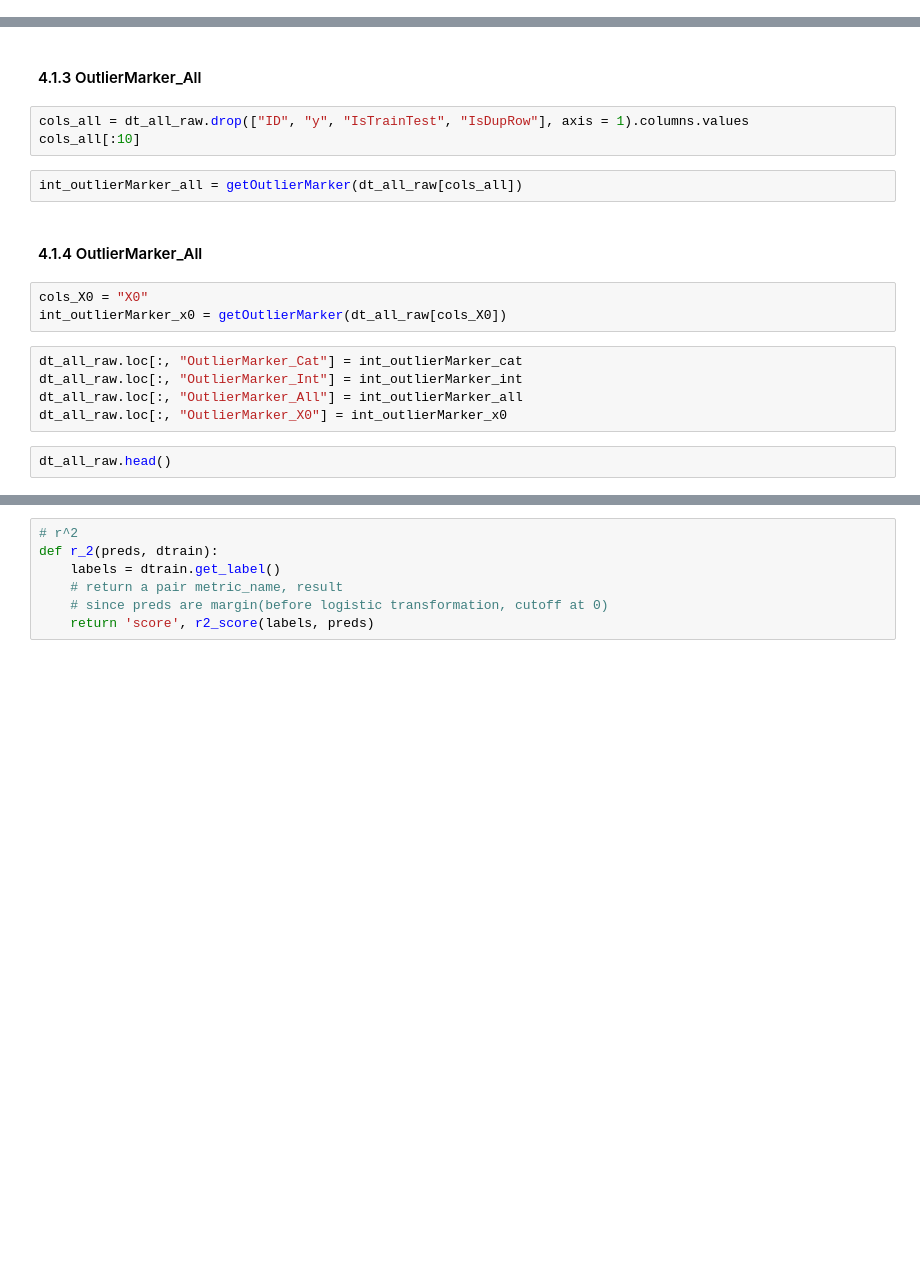
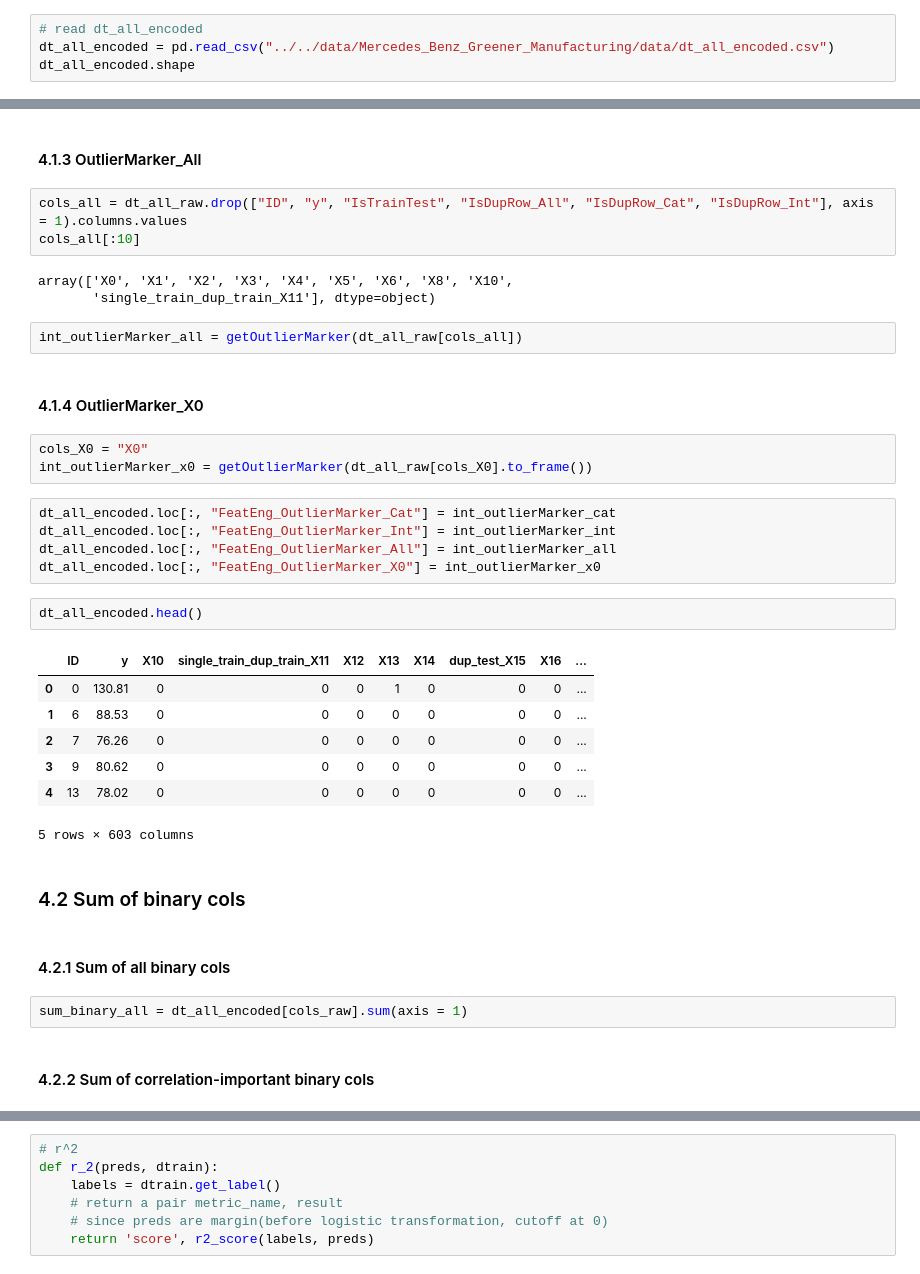
Before and after one commit to jonimatix/Mercedes_Benz_Greener_Manufacturing, a Jupyter notebook: python/1_initModel.ipynb, the cells around one changed output, grey strips where cells are left out. Saved outputs shown, nothing was run; the diff lists cells and outputs as text; blank space fills up the shorter version.

```diff
--- a/python/1_initModel.ipynb
+++ b/python/1_initModel.ipynb
@@ -271,0 +340,4 @@ dt_cat_binary = encode_binary.fit_transform(dt_all_raw[cols_cat])
+# %%
+# read dt_all_encoded
+dt_all_encoded = pd.read_csv("../../data/Mercedes_Benz_Greener_Manufacturing/data/dt_all_encoded.csv")
+dt_all_encoded.shape
@@ -299,19 +384,38 @@ int_outlierMarker_int = getOutlierMarker(dt_all_raw[cols_int])
 # %% [markdown]
 #### 4.1.3 OutlierMarker_All
 # %%
-cols_all = dt_all_raw.drop(["ID", "y", "IsTrainTest", "IsDupRow"], axis = 1).columns.values
+cols_all = dt_all_raw.drop(["ID", "y", "IsTrainTest", "IsDupRow_All", "IsDupRow_Cat", "IsDupRow_Int"], axis = 1).columns.values
 cols_all[:10]
+# %% [output]
+array(['X0', 'X1', 'X2', 'X3', 'X4', 'X5', 'X6', 'X8', 'X10',
+       'single_train_dup_train_X11'], dtype=object)
 # %%
 int_outlierMarker_all = getOutlierMarker(dt_all_raw[cols_all])
 # %% [markdown]
-#### 4.1.4 OutlierMarker_All
+#### 4.1.4 OutlierMarker_X0
 # %%
 cols_X0 = "X0"
-int_outlierMarker_x0 = getOutlierMarker(dt_all_raw[cols_X0])
+int_outlierMarker_x0 = getOutlierMarker(dt_all_raw[cols_X0].to_frame())
 # %%
-dt_all_raw.loc[:, "OutlierMarker_Cat"] = int_outlierMarker_cat
-dt_all_raw.loc[:, "OutlierMarker_Int"] = int_outlierMarker_int
-dt_all_raw.loc[:, "OutlierMarker_All"] = int_outlierMarker_all
-dt_all_raw.loc[:, "OutlierMarker_X0"] = int_outlierMarker_x0
+dt_all_encoded.loc[:, "FeatEng_OutlierMarker_Cat"] = int_outlierMarker_cat
+dt_all_encoded.loc[:, "FeatEng_OutlierMarker_Int"] = int_outlierMarker_int
+dt_all_encoded.loc[:, "FeatEng_OutlierMarker_All"] = int_outlierMarker_all
+dt_all_encoded.loc[:, "FeatEng_OutlierMarker_X0"] = int_outlierMarker_x0
 # %%
-dt_all_raw.head()
+dt_all_encoded.head()
+# %% [output]
+|  | ID | y | X10 | single_train_dup_train_X11 | X12 | X13 | X14 | dup_test_X15 | X16 | ... |
+| 0 | 0 | 130.81 | 0 | 0 | 0 | 1 | 0 | 0 | 0 | ... |
+| 1 | 6 | 88.53 | 0 | 0 | 0 | 0 | 0 | 0 | 0 | ... |
+| 2 | 7 | 76.26 | 0 | 0 | 0 | 0 | 0 | 0 | 0 | ... |
+| 3 | 9 | 80.62 | 0 | 0 | 0 | 0 | 0 | 0 | 0 | ... |
+| 4 | 13 | 78.02 | 0 | 0 | 0 | 0 | 0 | 0 | 0 | ... |
+5 rows × 603 columns
+# %% [markdown]
+### 4.2 Sum of binary cols
+# %% [markdown]
+#### 4.2.1 Sum of all binary cols
+# %%
+sum_binary_all = dt_all_encoded[cols_raw].sum(axis = 1)
+# %% [markdown]
+#### 4.2.2 Sum of correlation-important binary cols
```
Also changed, not shown: parts of 60 cells of this notebook.
